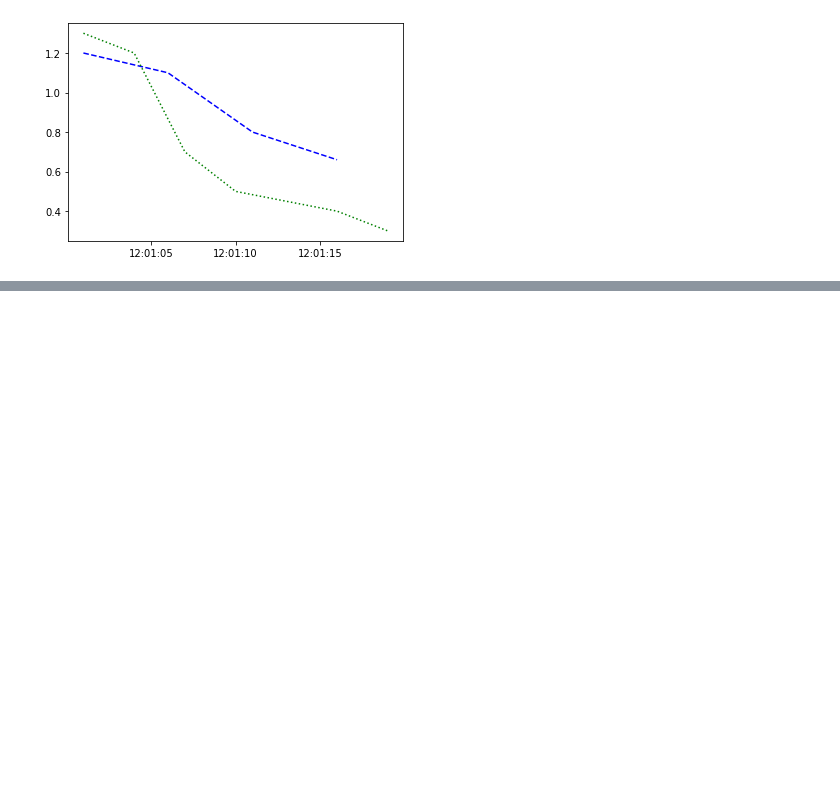
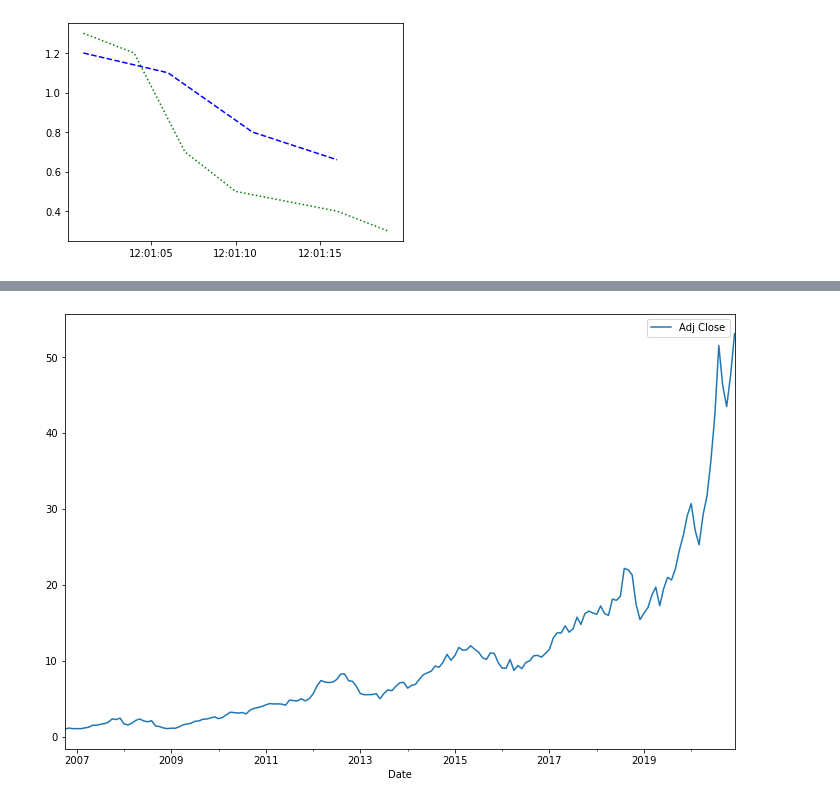
Before and after one commit to lukadlm97/algorithmic-trading-with-python, a Jupyter notebook: Another approach of trading simulation.ipynb, the cells around one changed output, grey strips where cells are left out. Saved outputs shown, nothing was run; the diff lists cells and outputs as text; code cells hidden in the pictures; blank space fills up the shorter version.

Commit message:
discovering cumulative return and collection more usefull resources

```diff
--- a/Another approach of trading simulation.ipynb
+++ b/Another approach of trading simulation.ipynb
@@ -295,0 +406,5 @@ d.loc['2013-1-1':].plot(title='BTC/USD exchangerate',figsize=(10, 6));
+# %%
+#The cumulative daily rate of return is useful to determine the value of an investment at regular intervals.
+#You can calculate the cumulative daily rate of return by using the daily percentage change values, adding 1 to them and
+#calculating the cumulative product with the resulting values:
+cum_monthly_return = (1+monthly_changes).cumprod()
@@ -295,0 +429,11 @@ d.loc['2013-1-1':].plot(title='BTC/USD exchangerate',figsize=(10, 6));
+# %%
+# Import matplotlib
+import matplotlib.pyplot as plt
+
+# Plot the cumulative daily returns
+cum_monthly_return.plot(figsize=(12,8))
+
+# Show the plot
+plt.show()
+# %% [output]
+[figure, added]
```
Also changed, not shown: parts of 21 cells of this notebook, 1 other file.
